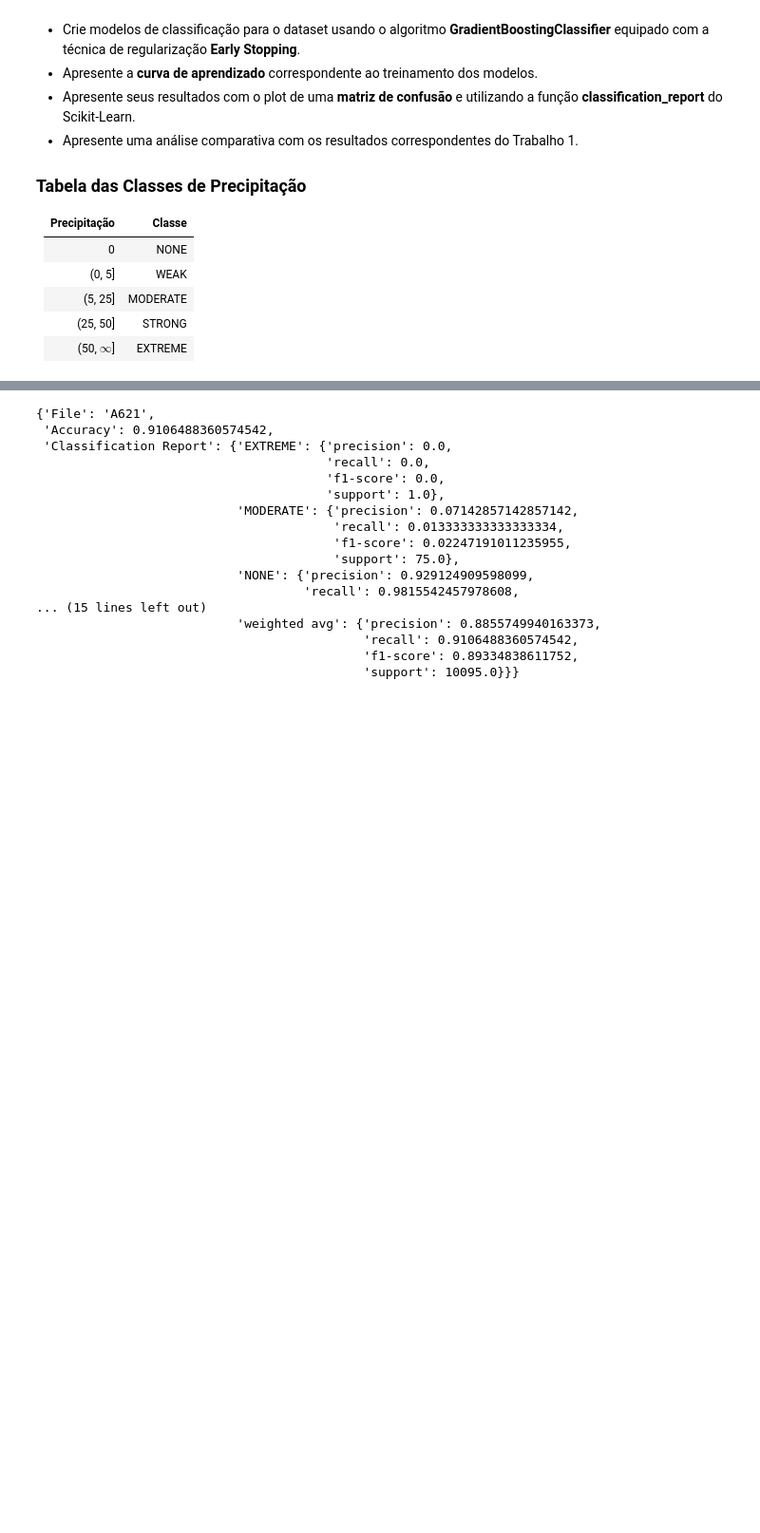
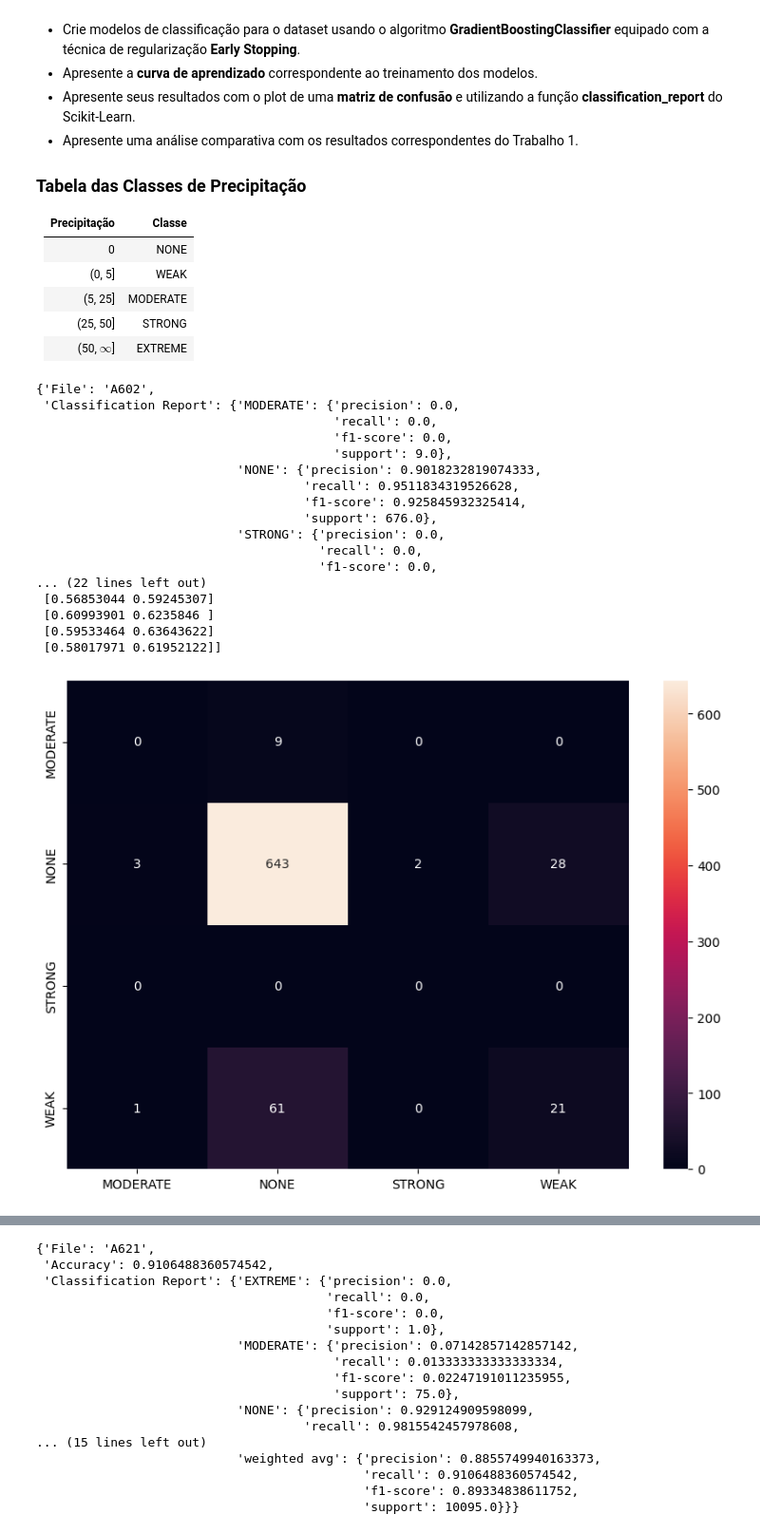
Before and after one commit to mmoura-dev/ppcic-ml, a Jupyter notebook: notebooks/AM_T2_MATHEUS_DOS_SANTOS_MOURA.ipynb, the cells around one changed output, grey strips where cells are left out. Shown at 95% size. Cells and saved outputs as stored; diff of their text form; code cells hidden in the pictures; blank space fills up the shorter version.

```diff
--- a/notebooks/AM_T2_MATHEUS_DOS_SANTOS_MOURA.ipynb
+++ b/notebooks/AM_T2_MATHEUS_DOS_SANTOS_MOURA.ipynb
@@ -330,32 +337,52 @@ def q2_main(file_name: str) -> None:
 
     gbc_with_early_stopping = GradientBoostingClassifier(
         validation_fraction=0.1, n_iter_no_change=10
     )
     gbc_with_early_stopping.fit(X_concat, y_concat)
     predicted_y = gbc_with_early_stopping.predict(X_test)
 
     target_names = sorted(["NONE", "WEAK", "MODERATE", "STRONG", "EXTREME"])
     unique_target_names = set(np.unique(predicted_y)).union(np.unique(y_test))
     target_names = [x for x in target_names if x in unique_target_names]
 
     result = {
         "File": file_name,
         "Classification Report": sklearn.metrics.classification_report(
             y_test, predicted_y, output_dict=True, target_names=target_names
         ),
     }
     pprint(result, sort_dicts=False)
     q2_plot_multiclass_confusion_matrix(
         sklearn.metrics.confusion_matrix(y_test, predicted_y, labels=target_names),
         target_names,
     )
     q2_plot_learning_curve(
         gbc_with_early_stopping,
-        pd.concat([X_concat, X_test]),
-        np.concatenate((y_concat, y_test)),
+        df_train
     )
 
     # uniques, counts = np.unique(y_test, return_counts=True)
     # pprint(np.asarray((uniques, counts)).T)
     # print([x for x in target_names if x in unique_target_names])
     # q2_main(["A602", "A621", "A627", "A636", "A652"])
+
+q2_main("A602")
+# %% [output]
+{'File': 'A602',
+ 'Classification Report': {'MODERATE': {'precision': 0.0,
+                                        'recall': 0.0,
+                                        'f1-score': 0.0,
+                                        'support': 9.0},
+                           'NONE': {'precision': 0.9018232819074333,
+                                    'recall': 0.9511834319526628,
+                                    'f1-score': 0.925845932325414,
+                                    'support': 676.0},
+                           'STRONG': {'precision': 0.0,
+                                      'recall': 0.0,
+                                      'f1-score': 0.0,
+... (22 lines left out)
+ [0.56853044 0.59245307]
+ [0.60993901 0.6235846 ]
+ [0.59533464 0.63643622]
+ [0.58017971 0.61952122]]
+[figure, added]
```
Also changed, not shown: parts of 4 cells of this notebook.
